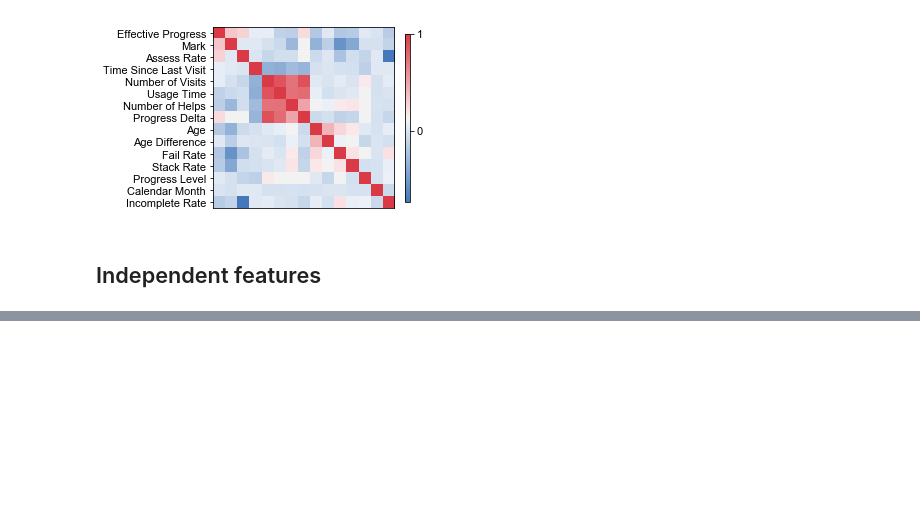
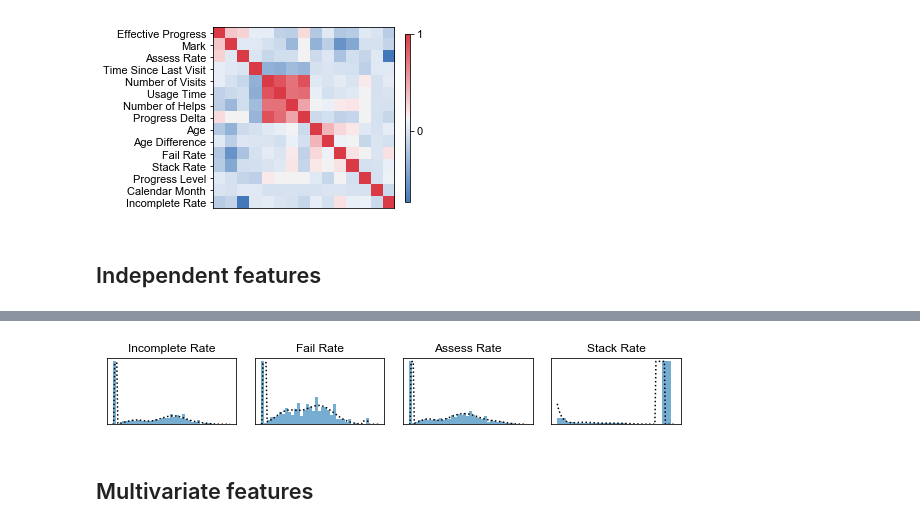
Before and after one commit to vicaws/Whizz, a Jupyter notebook: Code/Churn/Churn/NB_ReportFigures.ipynb, the cells around one changed output, grey strips where cells are left out. Cells and saved outputs as stored; diff of their text form; code cells hidden in the pictures; blank space fills up the shorter version.

```diff
--- a/Code/Churn/Churn/NB_ReportFigures.ipynb
+++ b/Code/Churn/Churn/NB_ReportFigures.ipynb
@@ -350,15 +354,12 @@ feature_correlation(df_whizz_fine[ftr_list], ftr_name_list, size=5)
 # %% [markdown]
 ## Independent features
 # %%
-def independent_component(ftr_str, hist_bin=35, plot=True):
+def independent_component(ftr_str):
     from sklearn.preprocessing import MinMaxScaler
 
     ftrConfig = FeatureConfig_G3()
 
     ftr_config = eval('ftrConfig.'+ftr_str)
-
-    if plot:
-        utility.plotlib.compare_transformed_singleValueRemoved(df_whizz_fine, ftr_str, 'min')
 
     # Define the data to be fitted
     x_raw = df_whizz_fine[ftr_str].values
@@ -384,12 +385,6 @@ def independent_component(ftr_str, hist_bin=35, plot=True):
     print('Improvement = {}'.format(gmm.fit(x, verbose=False)))
     print('Weights = {}'.format(np.exp(gmm.weights)))
 
-    if plot:
-        utility.plotlib.density_mixtureModel(ftr_str, x, gmm, hist_bin=hist_bin)
-
     group = gmm.predict(x)
 
     return gmm, group, x
-# %%
-ftr_str = 'rate_incomplete_num'
-m, g, x = independent_component(ftr_str, hist_bin=30)
@@ -400,0 +391,7 @@ Weights = [0.321608   0.16320731 0.4935955  0.02158919]
+# %%
+x_list = []
+m_list = []
+for ftr_str in ftr_list_independent:
+    m, g, x = independent_component(ftr_str)
+    x_list.append(x)
+    m_list.append(m)
@@ -400,0 +407,40 @@ Weights = [0.321608   0.16320731 0.4935955  0.02158919]
+# %%
+def density_mixtureModel(feature_name, title, feature_data, mixture_model, ax, hist_bin):
+    x = feature_data
+    xbin = np.arange(x.min()-(x.max()-x.min())/50., x.max()*1.1,
+                     (x.max()-x.min())/hist_bin)
+    xs = np.arange(x.min()-(x.max()-x.min())/50., x.max()*1.1,
+                   (x.max()-x.min())/100.)
+    prob = mixture_model.probability(xs)
+
+    ax.set_title(title, fontsize=12)
+    ax.hist(x, bins=xbin, alpha=0.6, density=True, label='Histogram')
+    ax.plot(xs, prob, color='k', linestyle=':', label='Fitted Mixture')
+
+    #ax.set_ylabel("Density", fontsize=12); plt.yticks(fontsize=12)
+    #ax.set_xlabel("Value", fontsize=12); plt.yticks(fontsize=12)
+    ax.set_xticks([])
+    ax.set_yticks([])
+    ax.set_rasterized(True)
+
+plt.rcParams['font.family'] = 'arial'
+plt.rcParams['font.size'] = 11
+fig = plt.figure(figsize=(8.4, 1.5))
+ax = fig.add_subplot(141)
+density_mixtureModel('rate_incomplete_num', 'Incomplete Rate', x_list[0], m_list[0], ax, 35)
+ax = fig.add_subplot(142)
+density_mixtureModel('rate_fail', 'Fail Rate', x_list[1], m_list[1], ax, 35)
+ax = fig.add_subplot(143)
+density_mixtureModel('rate_assess', 'Assess Rate', x_list[2], m_list[2], ax, 35)
+ax = fig.add_subplot(144)
+density_mixtureModel('rate_stackDepth23', 'Stack Rate', x_list[3], m_list[3], ax, 12)
+
+#ax = fig.add_subplot(142)
+#density_mixtureModel(ftr_str,x,m, ax, 12)
+
+plt.tight_layout()
+plt.savefig('../../../Result/Plot/FittingIndependentFeatures.eps', dpi=500)
+# %% [output]
+[figure, added]
+# %% [markdown]
+## Multivariate features
```
Also changed, not shown: parts of 21 cells of this notebook, 35 other files.
